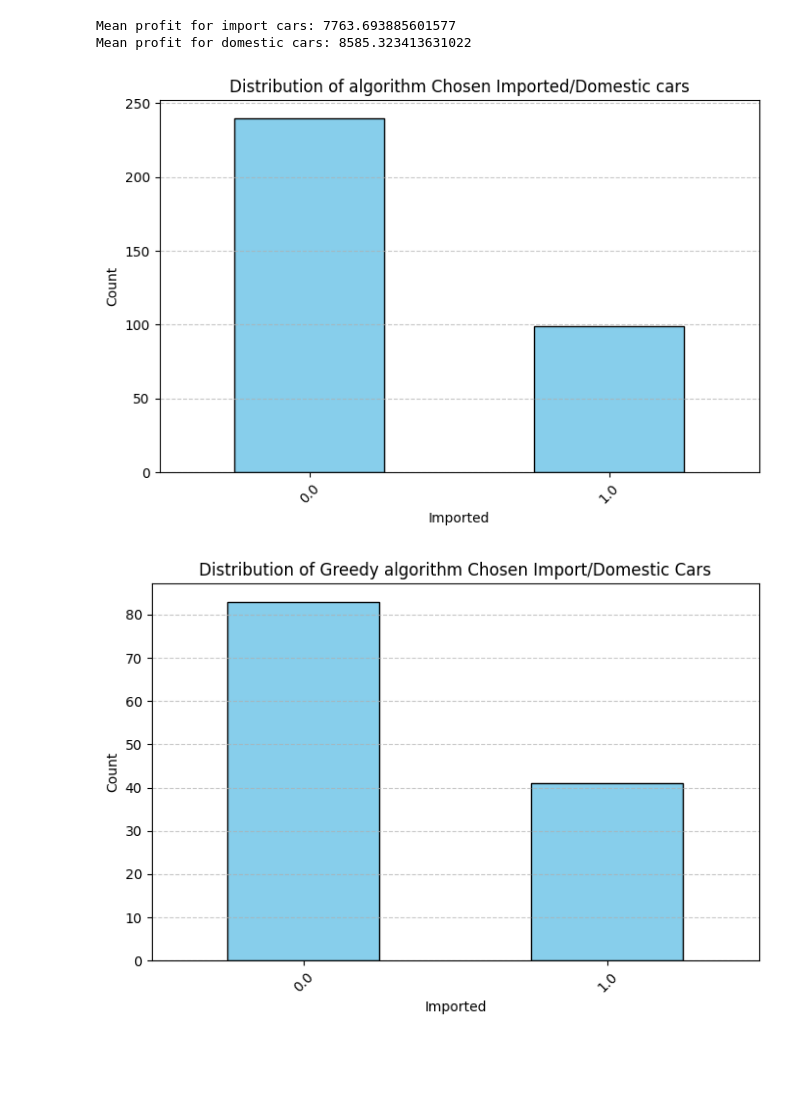
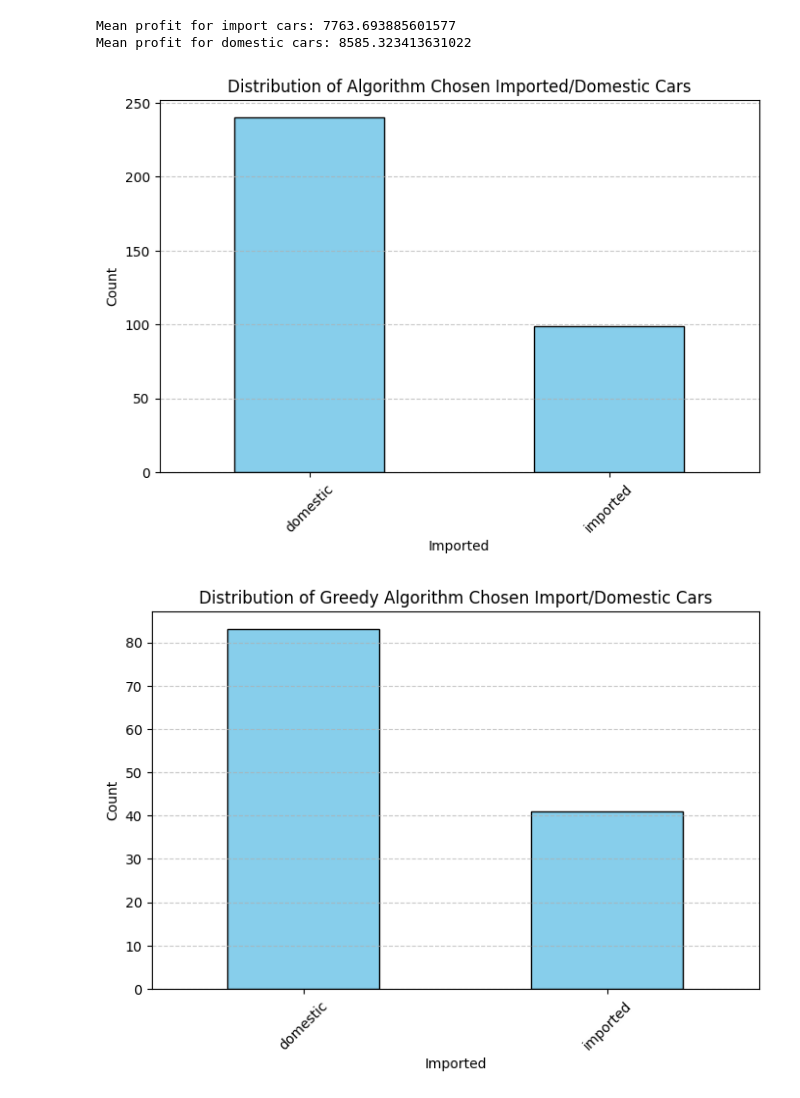
Before and after one commit to JustinTrenchcoat/MATH441_Project_2, a Jupyter notebook: analysis2.0.ipynb, the cells around one changed output. Drawn from its saved outputs; the diff is of its cells as text; code cells hidden in the pictures; blank space fills up the shorter version.

```diff
--- a/analysis2.0.ipynb
+++ b/analysis2.0.ipynb
@@ -347,28 +346,30 @@ print("Mean profit for domestic cars:", non_import_profit)
 Mean profit for import cars: 7763.693885601577
 Mean profit for domestic cars: 8585.323413631022
 # %%
-algorithm_selected_fuel = df_new.loc[algorithm_selected_index, "imported"]
+algorithm_selected_fuel = df_new.loc[algorithm_selected_index, "imported"].map({0: 'domestic', 1: 'imported'})
 brand_counts = algorithm_selected_fuel.value_counts()
-plt.figure(figsize=(8,5))
-brand_counts.plot(kind="bar", color = "skyblue", edgecolor="black")
+
+# Plot the bar chart
+plt.figure(figsize=(8, 5))
+brand_counts.plot(kind="bar", color="skyblue", edgecolor="black")
 plt.xlabel("Imported")
 plt.ylabel("Count")
-plt.title("Distribution of algorithm Chosen Imported/Domestic cars")
+plt.title("Distribution of Algorithm Chosen Imported/Domestic Cars")
 plt.xticks(rotation=45)
 plt.grid(axis='y', linestyle='--', alpha=0.7)
 plt.show()
 # %% [output]
-[figure, old version]
+[figure, new version]
 # %%
-greedy_selected_import = df_new.loc[items, "imported"]
+greedy_selected_import = df_new.loc[items, "imported"].map({0: 'domestic', 1: 'imported'})
 brand_counts = greedy_selected_import.value_counts()
 plt.figure(figsize=(8,5))
 brand_counts.plot(kind="bar", color = "skyblue", edgecolor="black")
 plt.xlabel("Imported")
 plt.ylabel("Count")
-plt.title("Distribution of Greedy algorithm Chosen Import/Domestic Cars")
+plt.title("Distribution of Greedy Algorithm Chosen Import/Domestic Cars")
 plt.xticks(rotation=45)
 plt.grid(axis='y', linestyle='--', alpha=0.7)
 plt.show()
 # %% [output]
-[figure, old version]
+[figure, new version]
```
Also changed, not shown: parts of 4 cells of this notebook, 6 other files.
